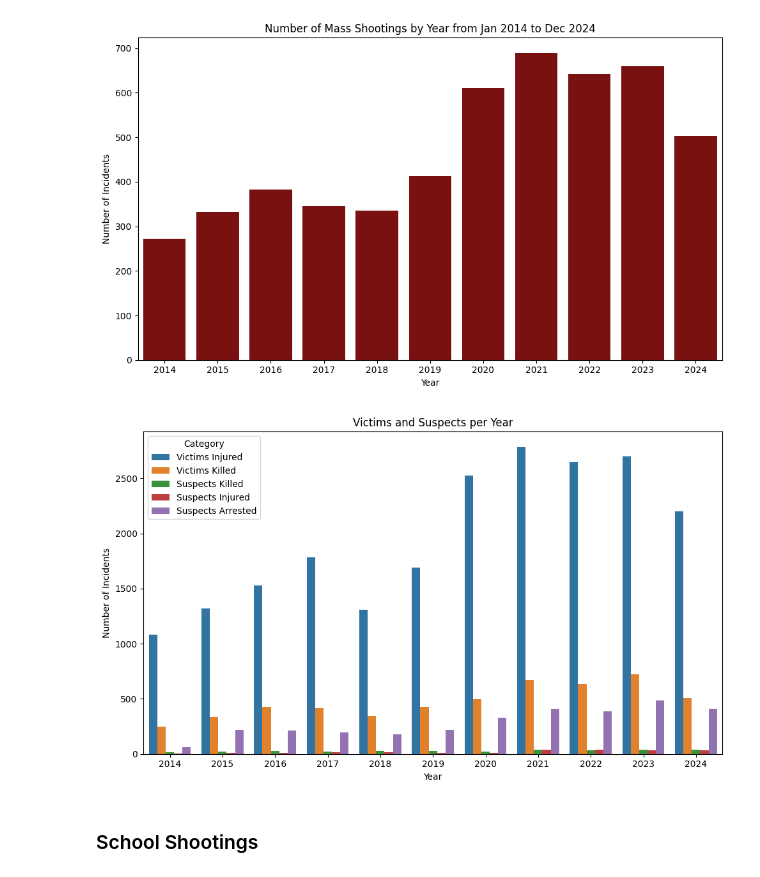
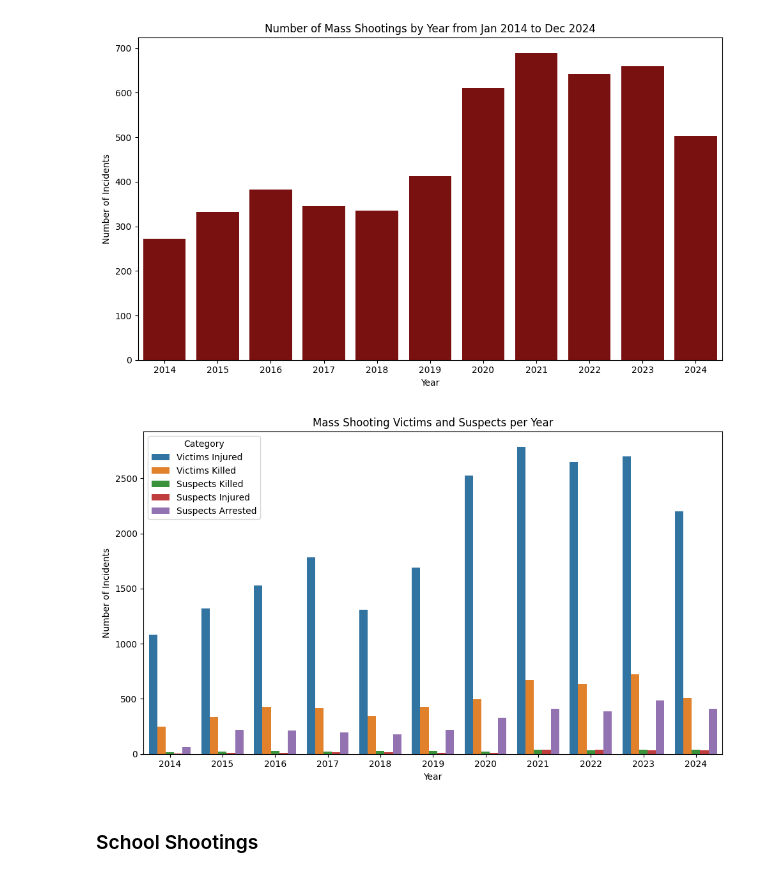
Before and after one commit to kayleedehncke/kayleedehncke_ml-github.io, a Jupyter notebook: website/data/cleaning.ipynb, the cells around one changed output. Saved outputs shown, nothing was run; the diff lists cells and outputs as text; code cells hidden in the pictures.

```diff
--- a/website/data/cleaning.ipynb
+++ b/website/data/cleaning.ipynb
@@ -136,27 +136,27 @@ plt.show()
 # %%
 # pick the columns you care about
 cols_of_interest = ["Victims Injured", "Victims Killed", "Suspects Killed", "Suspects Injured", "Suspects Arrested"]
 
 # group by year and sum counts
 yearly = mass_by_year_df.groupby("Incident Year")[cols_of_interest].sum().reset_index()
 
 # reshape into long format for seaborn
 yearly_melted = yearly.melt(id_vars="Incident Year",
                             value_vars=cols_of_interest,
                             var_name="Category",
                             value_name="Count")
 
 # plot
 plt.figure(figsize=(10,6))
 sns.barplot(data=yearly_melted, x="Incident Year", y="Count", hue="Category")
-plt.title("Victims and Suspects per Year")
+plt.title("Mass Shooting Victims and Suspects per Year")
 plt.xlabel('Year')
 plt.ylabel('Number of Incidents')
 plt.tight_layout()
 plt.savefig('../recourses/img/plots/mass_shootings_injury_killed_by_year.png')
 plt.show()
 # %% [output]
-[figure, old version]
+[figure, new version]
 # %% [markdown]
 ### School Shootings
 # %%
```
Also changed, not shown: parts of 4 cells of this notebook, 11 other files.
